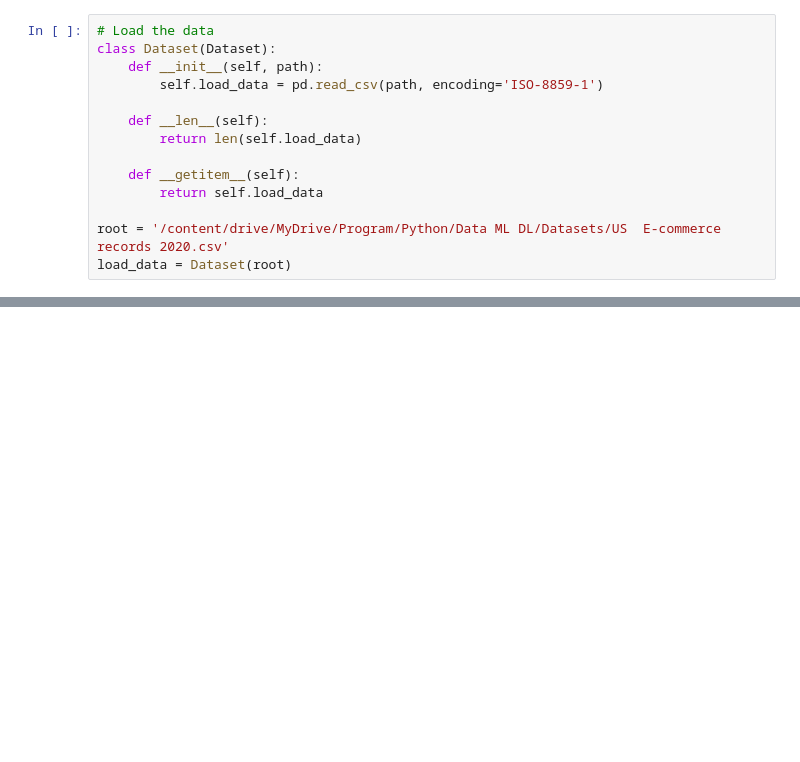
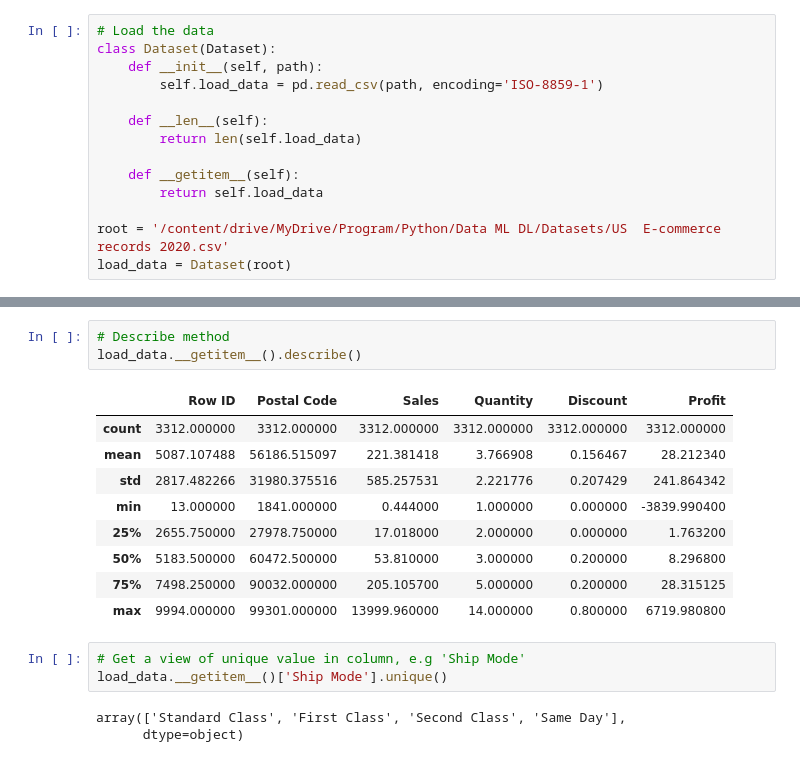
Before and after one commit to mhrdp/python-lab, a Jupyter notebook: Data ML DL/US_Ecommerce_Sales_2020_data.ipynb, the cells around one changed output, grey strips where cells are left out. Drawn from its saved outputs; the diff is of its cells as text; blank space fills up the shorter version.

```diff
--- a/Data ML DL/US_Ecommerce_Sales_2020_data.ipynb
+++ b/Data ML DL/US_Ecommerce_Sales_2020_data.ipynb
@@ -251,0 +54,19 @@ plt.show()
+# %%
+# Describe method
+load_data.__getitem__().describe()
+# %% [output]
+|  | Row ID | Postal Code | Sales | Quantity | Discount | Profit |
+| count | 3312.000000 | 3312.000000 | 3312.000000 | 3312.000000 | 3312.000000 | 3312.000000 |
+| mean | 5087.107488 | 56186.515097 | 221.381418 | 3.766908 | 0.156467 | 28.212340 |
+| std | 2817.482266 | 31980.375516 | 585.257531 | 2.221776 | 0.207429 | 241.864342 |
+| min | 13.000000 | 1841.000000 | 0.444000 | 1.000000 | 0.000000 | -3839.990400 |
+| 25% | 2655.750000 | 27978.750000 | 17.018000 | 2.000000 | 0.000000 | 1.763200 |
+| 50% | 5183.500000 | 60472.500000 | 53.810000 | 3.000000 | 0.200000 | 8.296800 |
+| 75% | 7498.250000 | 90032.000000 | 205.105700 | 5.000000 | 0.200000 | 28.315125 |
+| max | 9994.000000 | 99301.000000 | 13999.960000 | 14.000000 | 0.800000 | 6719.980800 |
+# %%
+# Get a view of unique value in column, e.g 'Ship Mode'
+load_data.__getitem__()['Ship Mode'].unique()
+# %% [output]
+array(['Standard Class', 'First Class', 'Second Class', 'Same Day'],
+      dtype=object)
```
Also changed, not shown: parts of 25 cells of this notebook.
